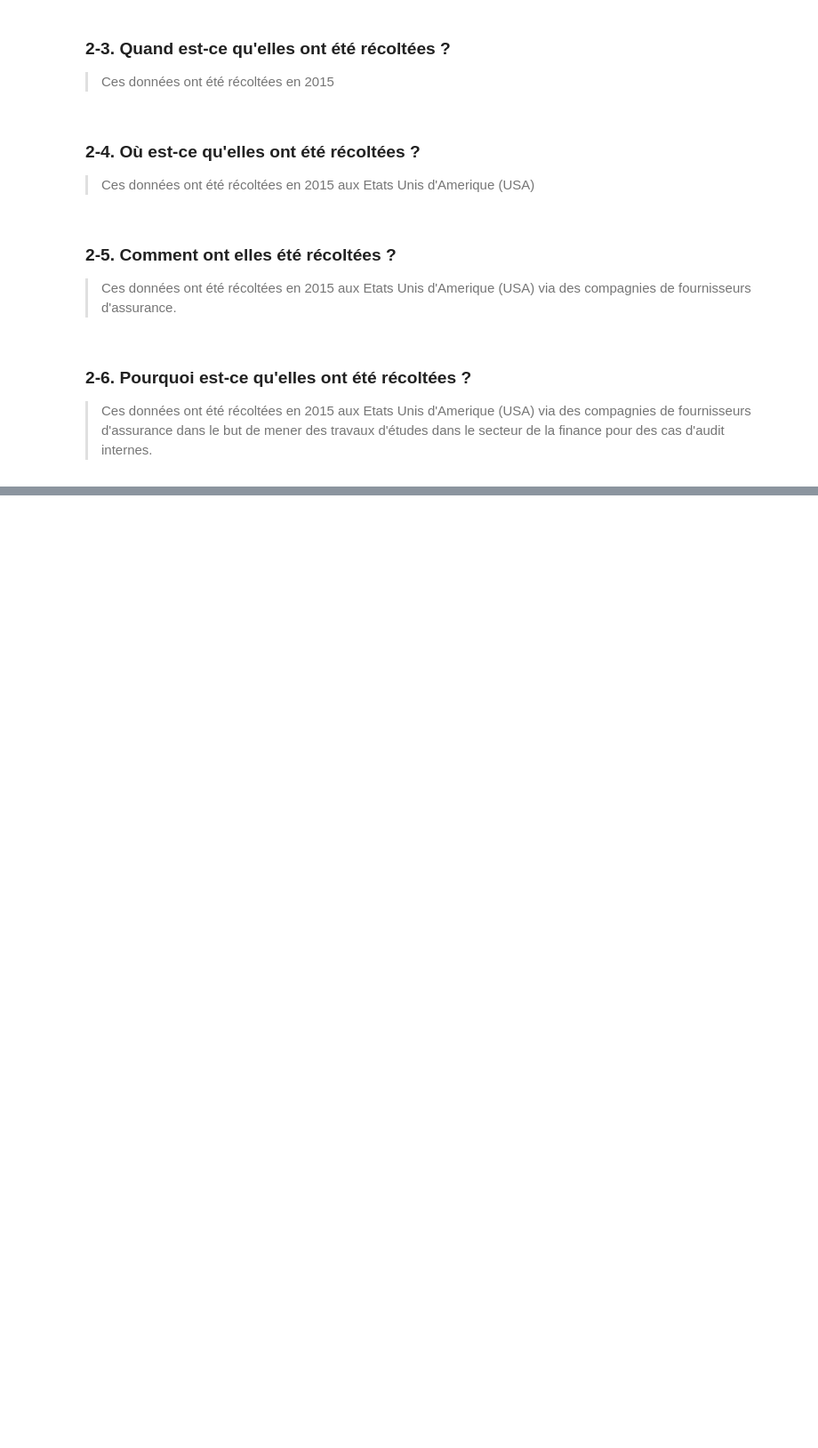
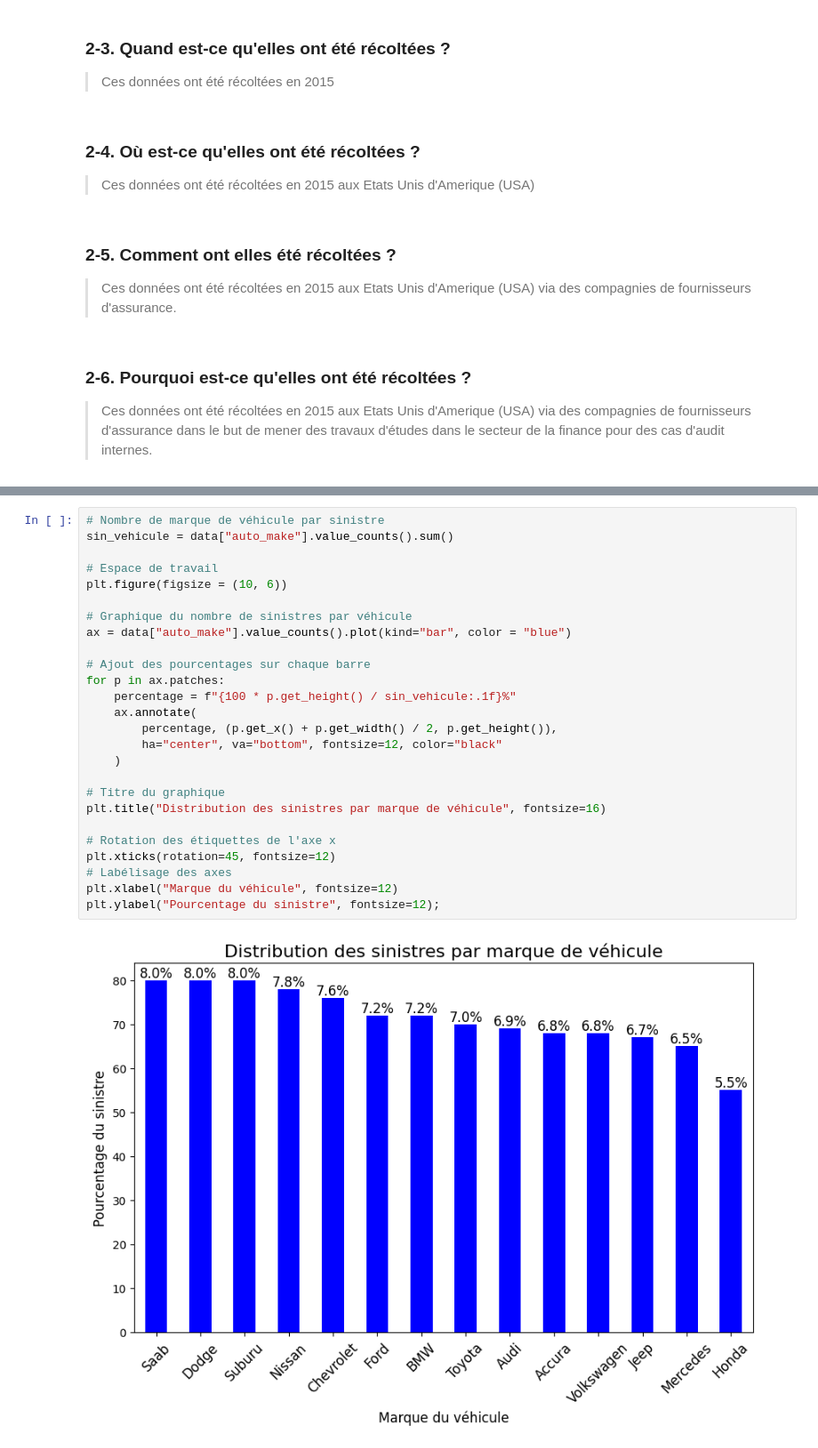
Before and after one commit to DataScientest-Studio/sep25cds_predisinistre, a Jupyter notebook: notebooks/Pred_Sin_EDA.ipynb, the cells around one changed output, grey strips where cells are left out. Shown at 89% size. Cells and saved outputs as stored; diff of their text form; blank space fills up the shorter version.

```diff
--- a/notebooks/Pred_Sin_EDA.ipynb
+++ b/notebooks/Pred_Sin_EDA.ipynb
@@ -269,0 +470,28 @@ dtype: int64
+# %%
+# Nombre de marque de véhicule par sinistre
+sin_vehicule = data["auto_make"].value_counts().sum()
+
+# Espace de travail
+plt.figure(figsize = (10, 6))
+
+# Graphique du nombre de sinistres par véhicule
+ax = data["auto_make"].value_counts().plot(kind="bar", color = "blue")
+
+# Ajout des pourcentages sur chaque barre
+for p in ax.patches:
+    percentage = f"{100 * p.get_height() / sin_vehicule:.1f}%"
+    ax.annotate(
+        percentage, (p.get_x() + p.get_width() / 2, p.get_height()),
+        ha="center", va="bottom", fontsize=12, color="black"
+    )
+
+# Titre du graphique
+plt.title("Distribution des sinistres par marque de véhicule", fontsize=16)
+
+# Rotation des étiquettes de l'axe x
+plt.xticks(rotation=45, fontsize=12)
+# Labélisage des axes
+plt.xlabel("Marque du véhicule", fontsize=12)
+plt.ylabel("Pourcentage du sinistre", fontsize=12);
+# %% [output]
+[figure, added]
```
Also changed, not shown: parts of 27 cells of this notebook.
